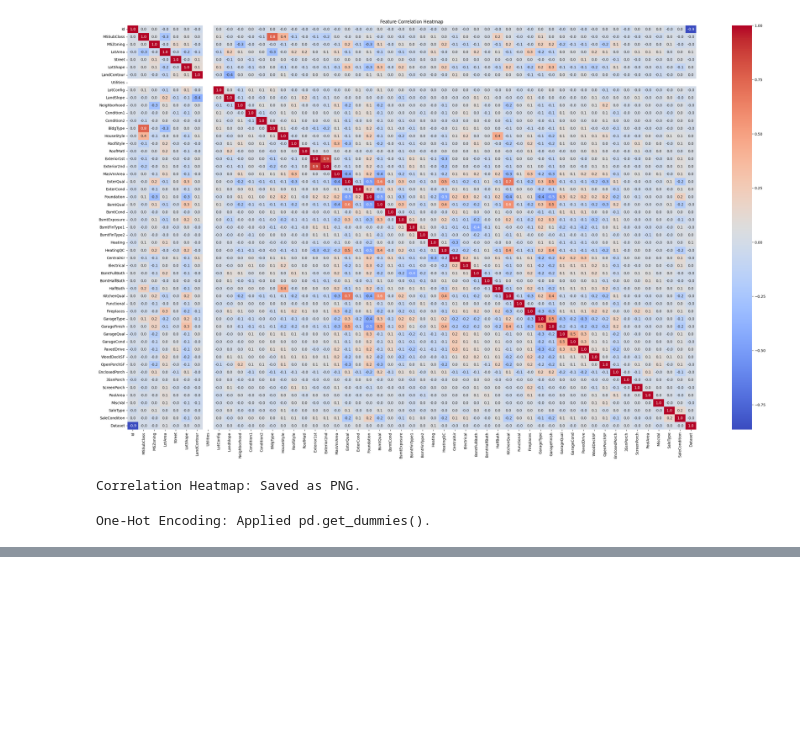
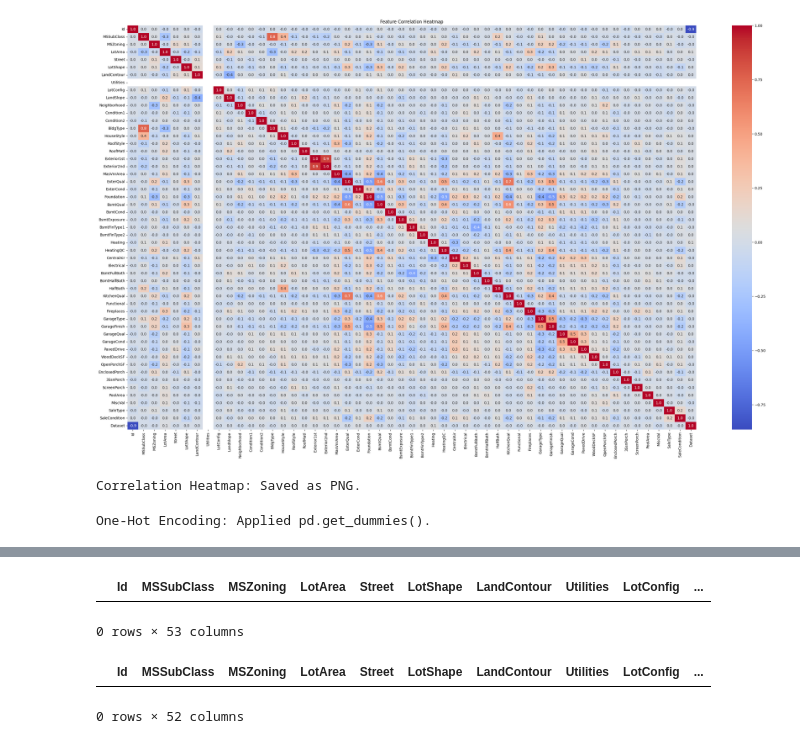
Before and after one commit to shujaullah/Housing-Price, a Jupyter notebook: data_set_merged_updated.ipynb, the cells around one changed output, grey strips where cells are left out. Saved outputs shown, nothing was run; the diff lists cells and outputs as text; code cells hidden in the pictures; blank space fills up the shorter version.

```diff
--- a/data_set_merged_updated.ipynb
+++ b/data_set_merged_updated.ipynb
@@ -130,3 +186,14 @@ test_cleaned = combined_data[combined_data["Dataset"] == "test"].drop(columns=["
+# %%
+train_cleaned
+# %% [output]
+|  | Id | MSSubClass | MSZoning | LotArea | Street | LotShape | LandContour | Utilities | LotConfig | ... |
+0 rows × 53 columns
 # %%
 train_cleaned.to_csv("cleaned_train.csv", index=False)
 test_cleaned.to_csv("cleaned_test.csv", index=False)
+# %%
+df = pd.read_csv("cleaned_train.csv")
+df.head()
+# %% [output]
+|  | Id | MSSubClass | MSZoning | LotArea | Street | LotShape | LandContour | Utilities | LotConfig | ... |
+0 rows × 52 columns
```
Also changed, not shown: parts of 7 cells of this notebook.
